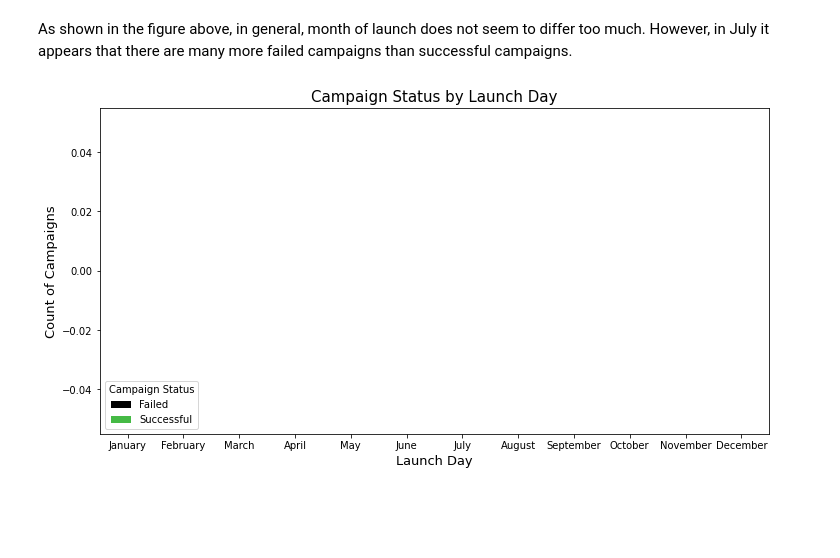
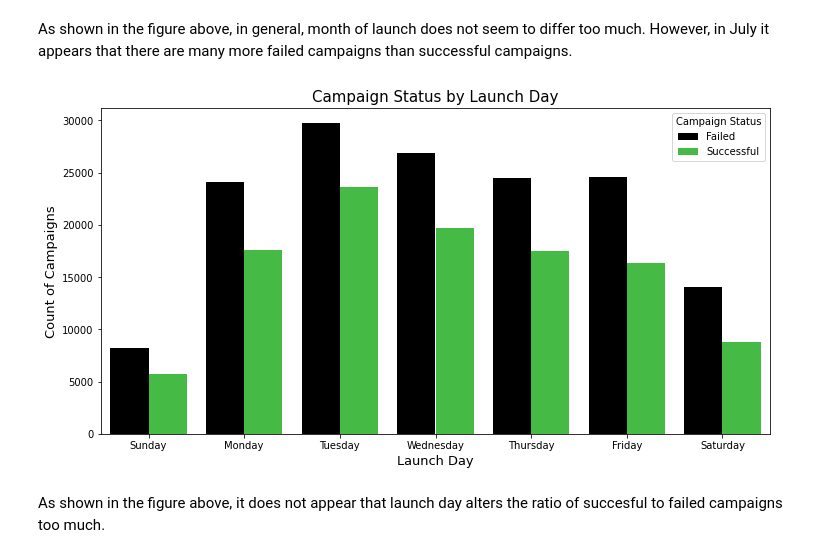
Before and after one commit to jlu90/Success_On_Kickstarter, a Jupyter notebook: code/Kickstarter_Project.ipynb, the cells around one changed output. Saved outputs shown, nothing was run; the diff lists cells and outputs as text; code cells hidden in the pictures; blank space fills up the shorter version.

```diff
--- a/code/Kickstarter_Project.ipynb
+++ b/code/Kickstarter_Project.ipynb
@@ -277,7 +277,7 @@ dmap = {0:'Monday',1:'Tuesday',2:'Wednesday',3:'Thursday',4:'Friday',5:'Saturday
 df['day_of_week'] = df['launched'].dt.dayofweek.map(dmap)
 # %%
 
-df['year']=df['launched'].dt.year
+df['year']=df['launched'].dt.year.astype(str)
 # %%
 plt.figure(figsize = (12,6))
 sns.countplot(df['month'],
@@ -294,11 +294,13 @@ As shown in the figure above, in general, month of launch does not seem to diffe
 # %%
 plt.figure(figsize = (12,6))
 sns.countplot(df['day_of_week'],
               hue = df['Campaign Status'],
               palette = ['black', 'limegreen'],
-              order = ['January', 'February', 'March', 'April', 'May', 'June', 'July', 'August', 'September', 'October', 'November', 'December'])
+              order = ['Sunday', 'Monday', 'Tuesday', 'Wednesday', 'Thursday', 'Friday', 'Saturday'])
 plt.title('Campaign Status by Launch Day', fontdict = {'fontsize':15})
 plt.xlabel('Launch Day', fontdict = {'fontsize':13})
 plt.ylabel('Count of Campaigns', fontdict = {'fontsize':13});
 # %% [output]
-[figure, old version]
+[figure, new version]
+# %% [markdown]
+As shown in the figure above, it does not appear that launch day alters the ratio of succesful to failed campaigns too much.
```
Also changed, not shown: parts of 9 cells of this notebook.
